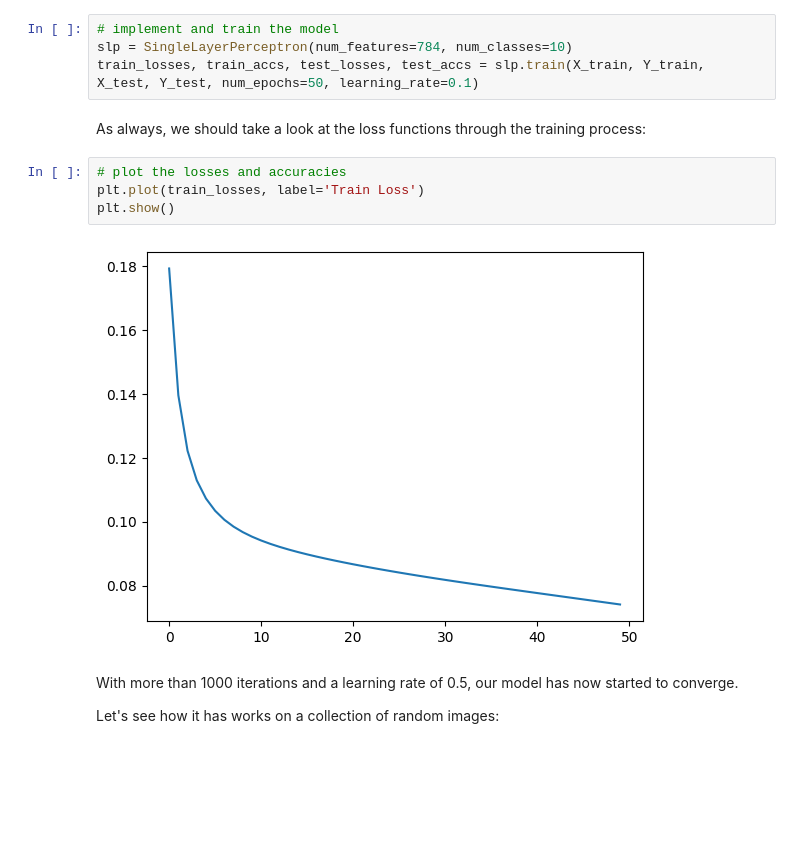
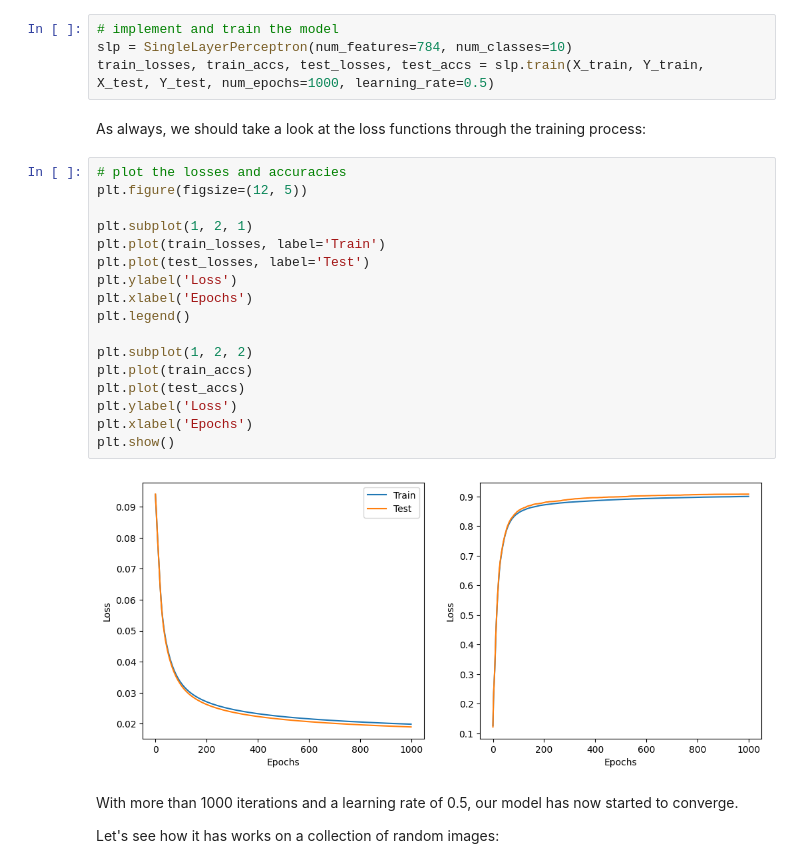
Before and after one commit to adarshm11/CS-171, a Jupyter notebook: Lecture/Lecture 6-2: Single Layer Perceptron/CS 171 Lecture 6-2 Single Layer Perceptron.ipynb, the cells around one changed output. Saved outputs shown, nothing was run; the diff lists cells and outputs as text; blank space fills up the shorter version.

```diff
--- a/Lecture/Lecture 6-2: Single Layer Perceptron/CS 171 Lecture 6-2 Single Layer Perceptron.ipynb
+++ b/Lecture/Lecture 6-2: Single Layer Perceptron/CS 171 Lecture 6-2 Single Layer Perceptron.ipynb
@@ -343,15 +343,28 @@ Now that we've got the model coded up, let's train it and use it to classify the
 # %%
 # implement and train the model
 slp = SingleLayerPerceptron(num_features=784, num_classes=10)
-train_losses, train_accs, test_losses, test_accs = slp.train(X_train, Y_train, X_test, Y_test, num_epochs=50, learning_rate=0.1)
+train_losses, train_accs, test_losses, test_accs = slp.train(X_train, Y_train, X_test, Y_test, num_epochs=1000, learning_rate=0.5)
 # %% [markdown]
 As always, we should take a look at the loss functions through the training process:
 # %%
 # plot the losses and accuracies
-plt.plot(train_losses, label='Train Loss')
+plt.figure(figsize=(12, 5))
+
+plt.subplot(1, 2, 1)
+plt.plot(train_losses, label='Train')
+plt.plot(test_losses, label='Test')
+plt.ylabel('Loss')
+plt.xlabel('Epochs')
+plt.legend()
+
+plt.subplot(1, 2, 2)
+plt.plot(train_accs)
+plt.plot(test_accs)
+plt.ylabel('Loss')
+plt.xlabel('Epochs')
 plt.show()
 # %% [output]
-[figure, old version]
+[figure, new version]
 # %% [markdown]
 With more than 1000 iterations and a learning rate of 0.5, our model has now started to converge.
 
```
Also changed, not shown: 7 other files.
